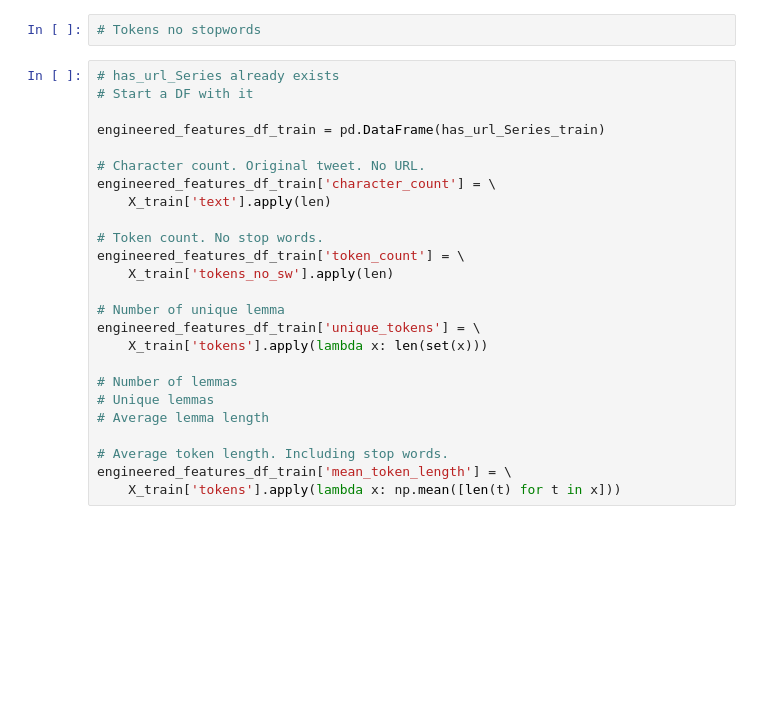
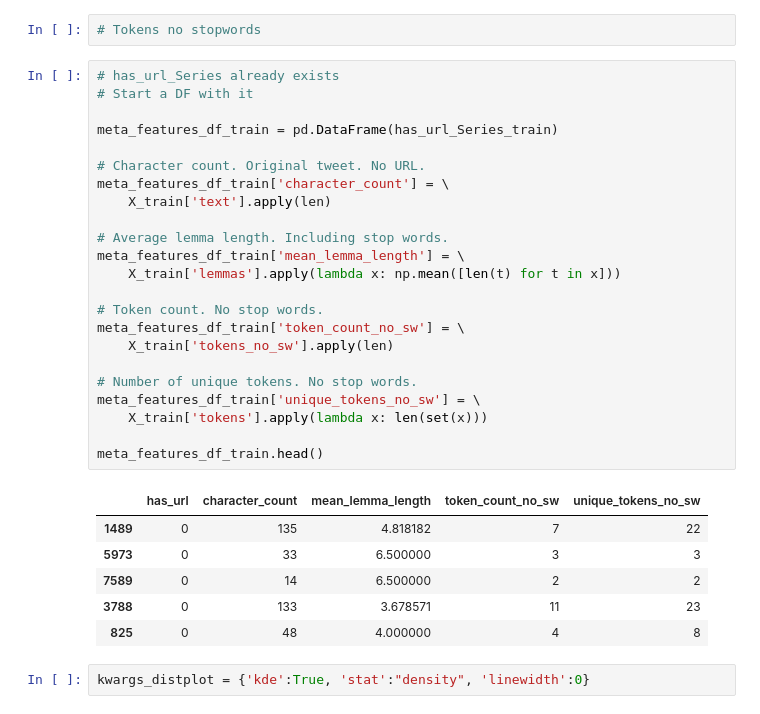
Before and after one commit to zshoorbajee/FlatironProject4, a Jupyter notebook: index.ipynb, the cells around one changed output. Cells and saved outputs as stored; diff of their text form; blank space fills up the shorter version.

```diff
--- a/index.ipynb
+++ b/index.ipynb
@@ -530,25 +578,32 @@ lemmas_no_sw        Ttest_indResult(statistic=-11.392836921104399, pvalue=9.4977
 # %%
 # has_url_Series already exists
 # Start a DF with it
 
-engineered_features_df_train = pd.DataFrame(has_url_Series_train)
+meta_features_df_train = pd.DataFrame(has_url_Series_train)
 
 # Character count. Original tweet. No URL.
-engineered_features_df_train['character_count'] = \
+meta_features_df_train['character_count'] = \
     X_train['text'].apply(len)
 
+# Average lemma length. Including stop words.
+meta_features_df_train['mean_lemma_length'] = \
+    X_train['lemmas'].apply(lambda x: np.mean([len(t) for t in x]))
+
 # Token count. No stop words.
-engineered_features_df_train['token_count'] = \
+meta_features_df_train['token_count_no_sw'] = \
     X_train['tokens_no_sw'].apply(len)
 
-# Number of unique lemma
-engineered_features_df_train['unique_tokens'] = \
+# Number of unique tokens. No stop words.
+meta_features_df_train['unique_tokens_no_sw'] = \
     X_train['tokens'].apply(lambda x: len(set(x)))
 
-# Number of lemmas
-# Unique lemmas
-# Average lemma length
-
-# Average token length. Including stop words.
-engineered_features_df_train['mean_token_length'] = \
-    X_train['tokens'].apply(lambda x: np.mean([len(t) for t in x]))
+meta_features_df_train.head()
+# %% [output]
+|  | has_url | character_count | mean_lemma_length | token_count_no_sw | unique_tokens_no_sw |
+| 1489 | 0 | 135 | 4.818182 | 7 | 22 |
+| 5973 | 0 | 33 | 6.500000 | 3 | 3 |
+| 7589 | 0 | 14 | 6.500000 | 2 | 2 |
+| 3788 | 0 | 133 | 3.678571 | 11 | 23 |
+| 825 | 0 | 48 | 4.000000 | 4 | 8 |
+# %%
+kwargs_distplot = {'kde':True, 'stat':"density", 'linewidth':0}
```
Also changed, not shown: parts of 19 cells of this notebook.
